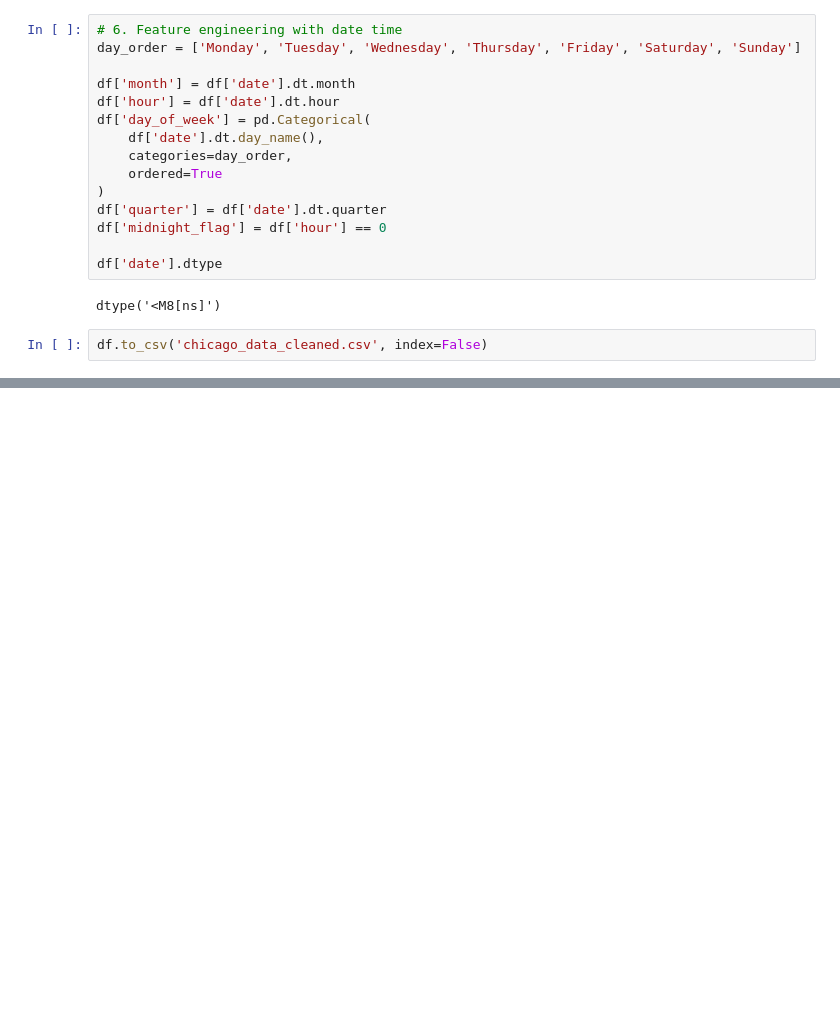
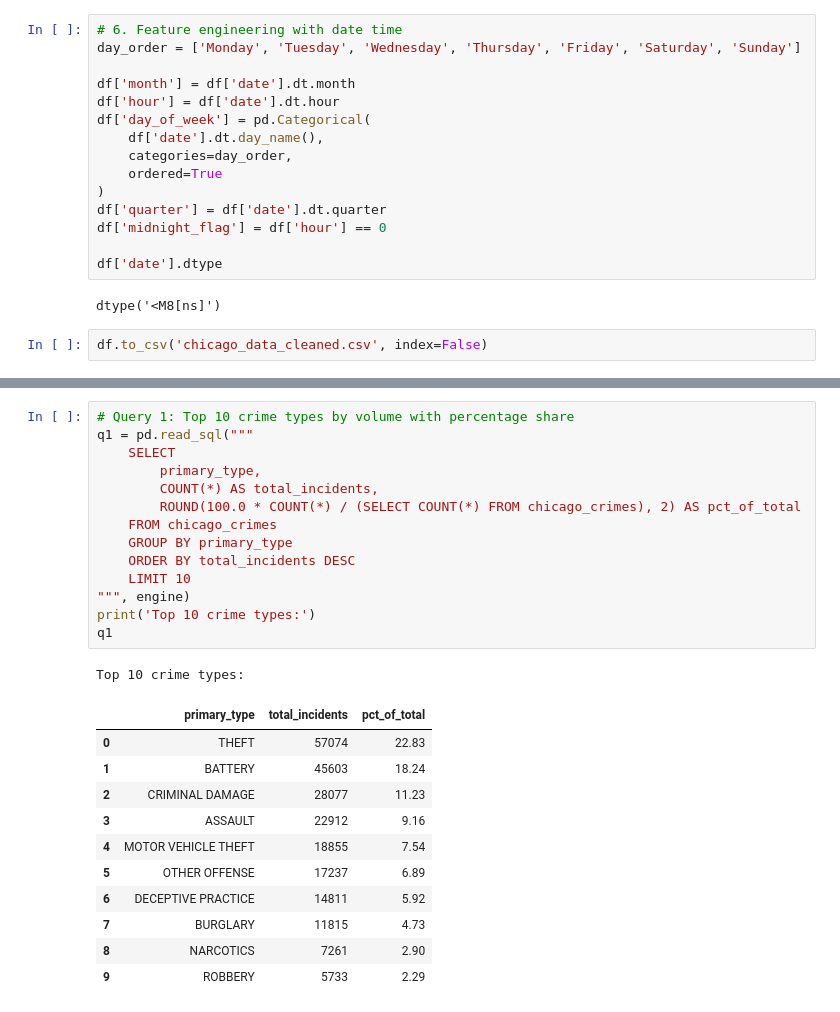
Before and after one commit to tracyvuleze2-sketch/Chicago-Crime-Analysis, a Jupyter notebook: chic_recent_crime_analysis.ipynb, the cells around one changed output, grey strips where cells are left out. Cells and saved outputs as stored; diff of their text form; blank space fills up the shorter version.

```diff
--- a/chic_recent_crime_analysis.ipynb
+++ b/chic_recent_crime_analysis.ipynb
@@ -264,0 +296,27 @@ df.to_csv('chicago_data_cleaned.csv', index=False)
+# %%
+# Query 1: Top 10 crime types by volume with percentage share
+q1 = pd.read_sql("""
+    SELECT
+        primary_type,
+        COUNT(*) AS total_incidents,
+        ROUND(100.0 * COUNT(*) / (SELECT COUNT(*) FROM chicago_crimes), 2) AS pct_of_total
+    FROM chicago_crimes
+    GROUP BY primary_type
+    ORDER BY total_incidents DESC
+    LIMIT 10
+""", engine)
+print('Top 10 crime types:')
+q1
+# %% [output]
+Top 10 crime types:
+|  | primary_type | total_incidents | pct_of_total |
+| 0 | THEFT | 57074 | 22.83 |
+| 1 | BATTERY | 45603 | 18.24 |
+| 2 | CRIMINAL DAMAGE | 28077 | 11.23 |
+| 3 | ASSAULT | 22912 | 9.16 |
+| 4 | MOTOR VEHICLE THEFT | 18855 | 7.54 |
+| 5 | OTHER OFFENSE | 17237 | 6.89 |
+| 6 | DECEPTIVE PRACTICE | 14811 | 5.92 |
+| 7 | BURGLARY | 11815 | 4.73 |
+| 8 | NARCOTICS | 7261 | 2.90 |
+| 9 | ROBBERY | 5733 | 2.29 |
```
Also changed, not shown: parts of 20 cells of this notebook, 1 other file.
